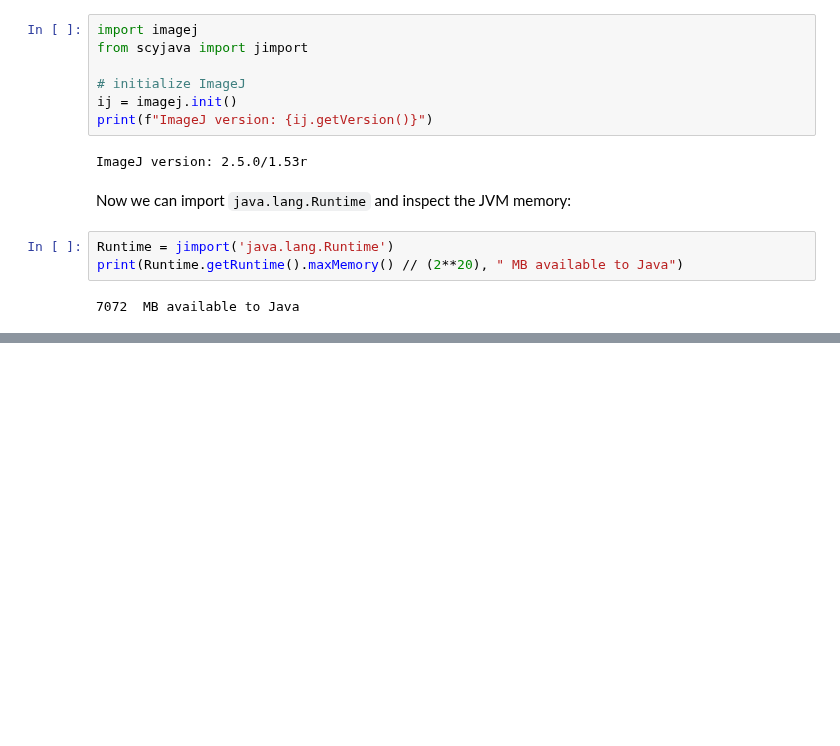
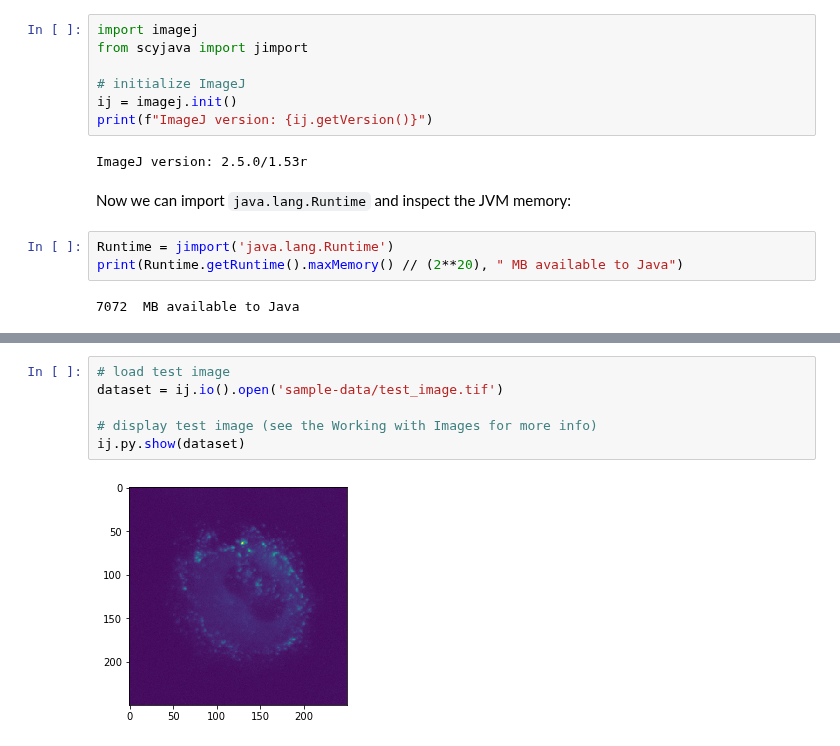
Before and after one commit to imagej/pyimagej, a Jupyter notebook: doc/2-Working-with-Java-classes-and-Python.ipynb, the cells around one changed output, grey strips where cells are left out. Cells and saved outputs as stored; diff of their text form; blank space fills up the shorter version.

```diff
--- a/doc/2-Working-with-Java-classes-and-Python.ipynb
+++ b/doc/2-Working-with-Java-classes-and-Python.ipynb
@@ -39,0 +44,8 @@ print(Runtime.getRuntime().maxMemory() // (2**20), " MB available to Java")
+# %%
+# load test image
+dataset = ij.io().open('sample-data/test_image.tif')
+
+# display test image (see the Working with Images for more info)
+ij.py.show(dataset)
+# %% [output]
+[figure, added]
```
Also changed, not shown: parts of 3 cells of this notebook.
